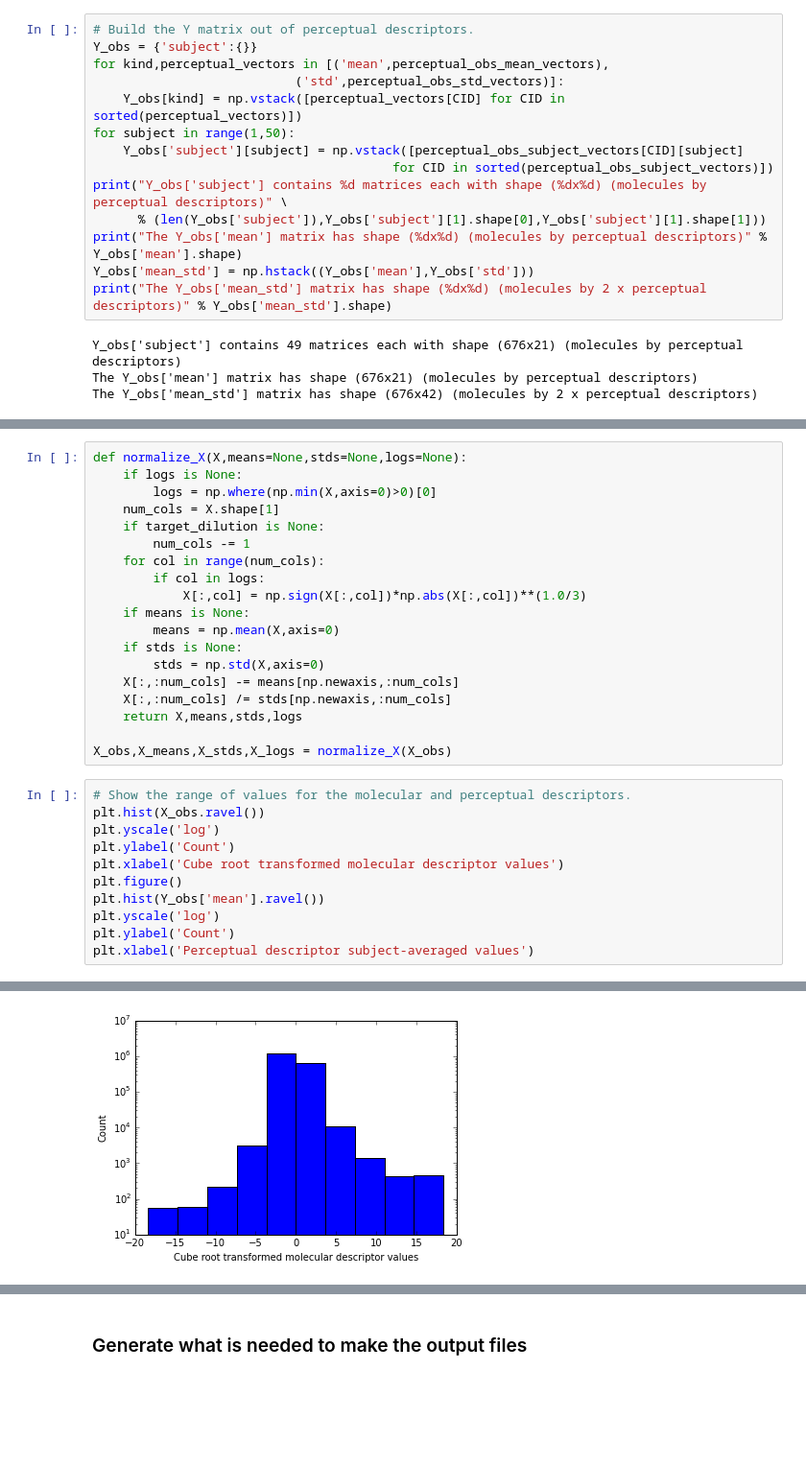
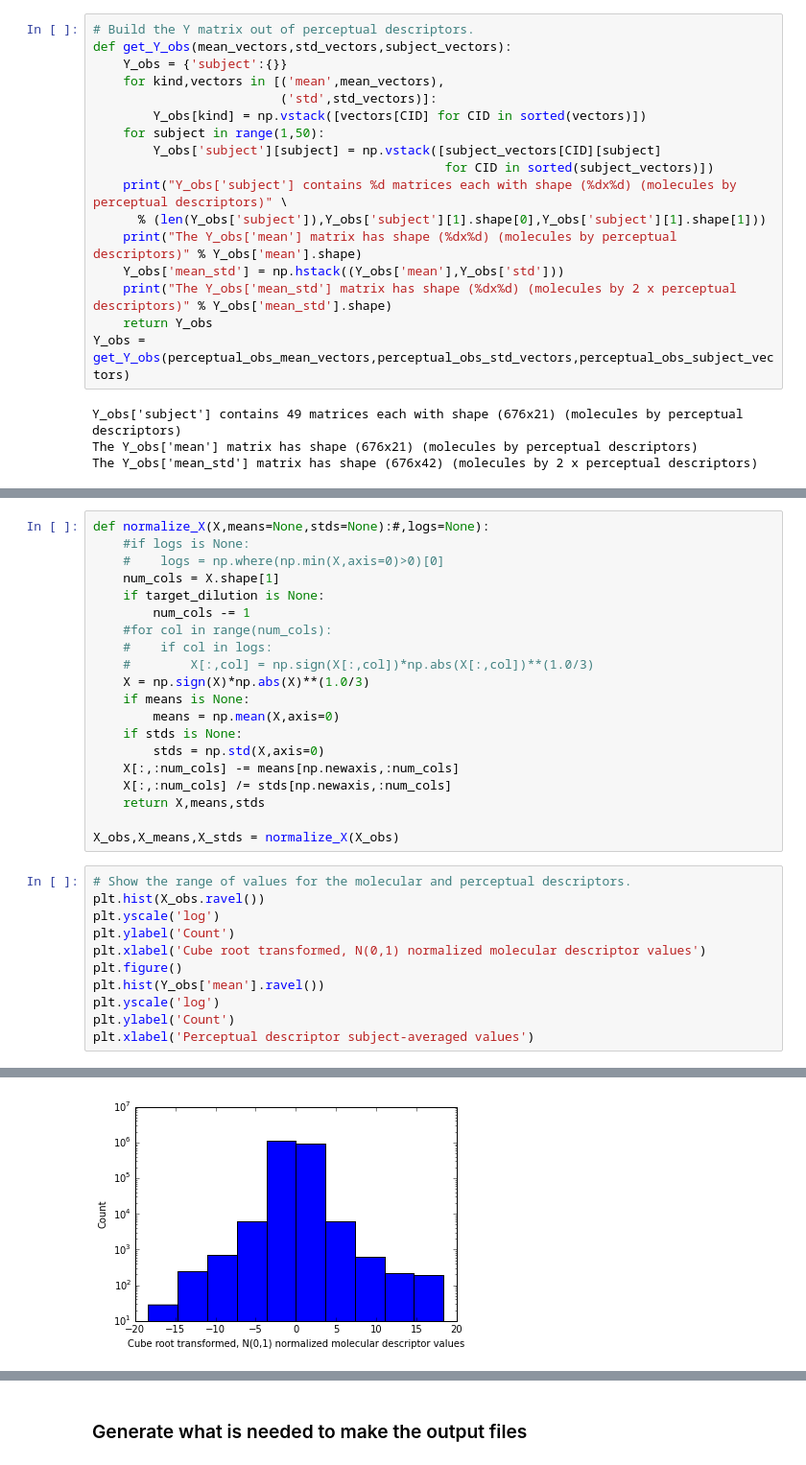
Before and after one commit to beanSsong/dream, a Jupyter notebook: dream.ipynb, the cells around one changed output, grey strips where cells are left out. Shown at 96% size. Saved outputs shown, nothing was run; the diff lists cells and outputs as text; blank space fills up the shorter version.

```diff
--- a/dream.ipynb
+++ b/dream.ipynb
@@ -180,18 +196,21 @@ There are now 676 molecules in perceptual_vectors and 676 molecules in molecular
 These should be the same number.
 # %%
 # Build the Y matrix out of perceptual descriptors.
-Y_obs = {'subject':{}}
-for kind,perceptual_vectors in [('mean',perceptual_obs_mean_vectors),
-                           ('std',perceptual_obs_std_vectors)]:
-    Y_obs[kind] = np.vstack([perceptual_vectors[CID] for CID in sorted(perceptual_vectors)])
-for subject in range(1,50):
-    Y_obs['subject'][subject] = np.vstack([perceptual_obs_subject_vectors[CID][subject]
-                                        for CID in sorted(perceptual_obs_subject_vectors)])
-print("Y_obs['subject'] contains %d matrices each with shape (%dx%d) (molecules by perceptual descriptors)" \
+def get_Y_obs(mean_vectors,std_vectors,subject_vectors):
+    Y_obs = {'subject':{}}
+    for kind,vectors in [('mean',mean_vectors),
+                         ('std',std_vectors)]:
+        Y_obs[kind] = np.vstack([vectors[CID] for CID in sorted(vectors)])
+    for subject in range(1,50):
+        Y_obs['subject'][subject] = np.vstack([subject_vectors[CID][subject]
+                                               for CID in sorted(subject_vectors)])
+    print("Y_obs['subject'] contains %d matrices each with shape (%dx%d) (molecules by perceptual descriptors)" \
       % (len(Y_obs['subject']),Y_obs['subject'][1].shape[0],Y_obs['subject'][1].shape[1]))
-print("The Y_obs['mean'] matrix has shape (%dx%d) (molecules by perceptual descriptors)" % Y_obs['mean'].shape)
-Y_obs['mean_std'] = np.hstack((Y_obs['mean'],Y_obs['std']))
-print("The Y_obs['mean_std'] matrix has shape (%dx%d) (molecules by 2 x perceptual descriptors)" % Y_obs['mean_std'].shape)
+    print("The Y_obs['mean'] matrix has shape (%dx%d) (molecules by perceptual descriptors)" % Y_obs['mean'].shape)
+    Y_obs['mean_std'] = np.hstack((Y_obs['mean'],Y_obs['std']))
+    print("The Y_obs['mean_std'] matrix has shape (%dx%d) (molecules by 2 x perceptual descriptors)" % Y_obs['mean_std'].shape)
+    return Y_obs
+Y_obs = get_Y_obs(perceptual_obs_mean_vectors,perceptual_obs_std_vectors,perceptual_obs_subject_vectors)
 # %% [output]
 Y_obs['subject'] contains 49 matrices each with shape (676x21) (molecules by perceptual descriptors)
 The Y_obs['mean'] matrix has shape (676x21) (molecules by perceptual descriptors)
@@ -251,36 +271,37 @@ The X matrix has shape (676x2692) (molecules by good molecular descriptors)
 # %%
-def normalize_X(X,means=None,stds=None,logs=None):
-    if logs is None:
-        logs = np.where(np.min(X,axis=0)>0)[0]
+def normalize_X(X,means=None,stds=None):#,logs=None):
+    #if logs is None:
+    #    logs = np.where(np.min(X,axis=0)>0)[0]
     num_cols = X.shape[1]
     if target_dilution is None:
         num_cols -= 1
-    for col in range(num_cols):
-        if col in logs:
-            X[:,col] = np.sign(X[:,col])*np.abs(X[:,col])**(1.0/3)
+    #for col in range(num_cols):
+    #    if col in logs:
+    #        X[:,col] = np.sign(X[:,col])*np.abs(X[:,col])**(1.0/3)
+    X = np.sign(X)*np.abs(X)**(1.0/3)
     if means is None:
         means = np.mean(X,axis=0)
     if stds is None:
         stds = np.std(X,axis=0)
     X[:,:num_cols] -= means[np.newaxis,:num_cols]
     X[:,:num_cols] /= stds[np.newaxis,:num_cols]
-    return X,means,stds,logs
+    return X,means,stds
 
-X_obs,X_means,X_stds,X_logs = normalize_X(X_obs)
+X_obs,X_means,X_stds = normalize_X(X_obs)
 # %%
 # Show the range of values for the molecular and perceptual descriptors.
 plt.hist(X_obs.ravel())
 plt.yscale('log')
 plt.ylabel('Count')
-plt.xlabel('Cube root transformed molecular descriptor values')
+plt.xlabel('Cube root transformed, N(0,1) normalized molecular descriptor values')
 plt.figure()
 plt.hist(Y_obs['mean'].ravel())
 plt.yscale('log')
 plt.ylabel('Count')
 plt.xlabel('Perceptual descriptor subject-averaged values')
 # %% [output]
 <matplotlib.text.Text at 0x...>
-[figure, old version]
+[figure, new version]
 [figure]
 # %%
 # Show that random forest regression can also be used to fit all the data in-sample.
```
Also changed, not shown: parts of 65 cells of this notebook, 1 other file.
